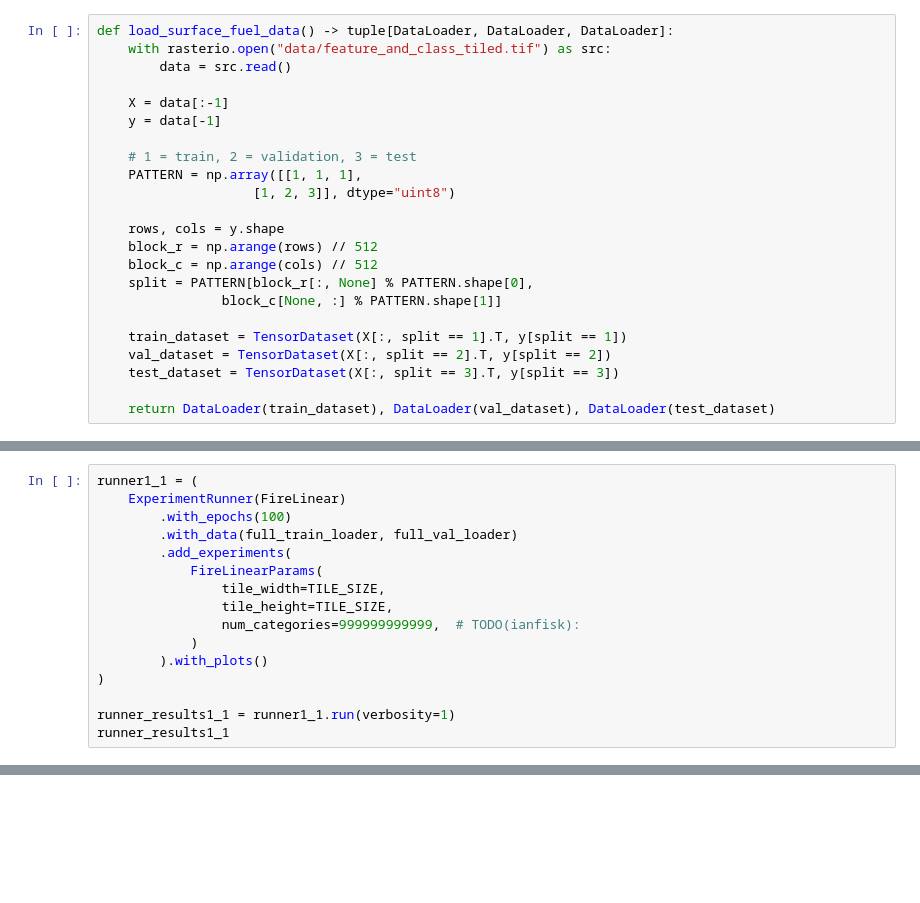
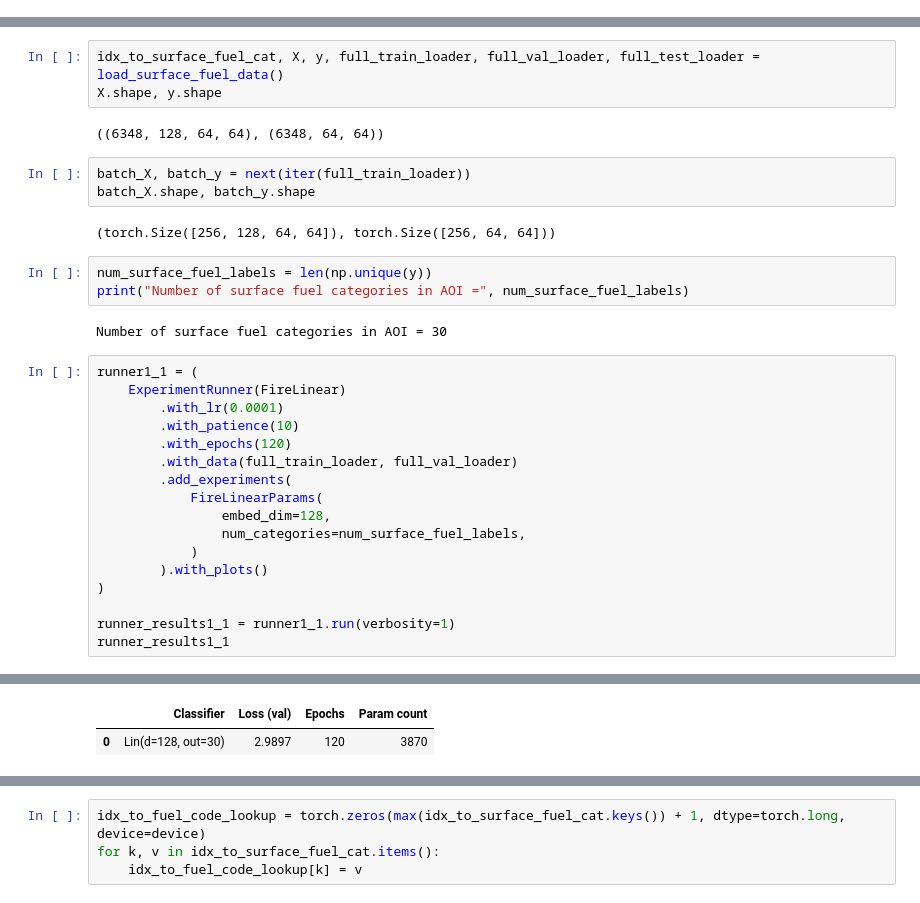
Before and after one commit to ianfisk/co-fire, a Jupyter notebook: src/models/linear.ipynb, the cells around one changed output, grey strips where cells are left out. Cells and saved outputs as stored; diff of their text form; blank space fills up the shorter version.

Commit message:
Train linear model on quantized embeddings.

```diff
--- a/src/models/linear.ipynb
+++ b/src/models/linear.ipynb
@@ -63,23 +57,0 @@ class FireLinear(nn.Module):
-# %%
-def load_surface_fuel_data() -> tuple[DataLoader, DataLoader, DataLoader]:
-    with rasterio.open("data/feature_and_class_tiled.tif") as src:
-        data = src.read()
-
-    X = data[:-1]
-    y = data[-1]
-
-    # 1 = train, 2 = validation, 3 = test
-    PATTERN = np.array([[1, 1, 1],
-                    [1, 2, 3]], dtype="uint8")
-
-    rows, cols = y.shape
-    block_r = np.arange(rows) // 512
-    block_c = np.arange(cols) // 512
-    split = PATTERN[block_r[:, None] % PATTERN.shape[0],
-                block_c[None, :] % PATTERN.shape[1]]
-
-    train_dataset = TensorDataset(X[:, split == 1].T, y[split == 1])
-    val_dataset = TensorDataset(X[:, split == 2].T, y[split == 2])
-    test_dataset = TensorDataset(X[:, split == 3].T, y[split == 3])
-
-    return DataLoader(train_dataset), DataLoader(val_dataset), DataLoader(test_dataset)
@@ -88,16 +122,33 @@ full_train_loader, full_val_loader, full_test_loader = load_surface_fuel_data()
+# %%
+idx_to_surface_fuel_cat, X, y, full_train_loader, full_val_loader, full_test_loader = load_surface_fuel_data()
+X.shape, y.shape
+# %% [output]
+((6348, 128, 64, 64), (6348, 64, 64))
+# %%
+batch_X, batch_y = next(iter(full_train_loader))
+batch_X.shape, batch_y.shape
+# %% [output]
+(torch.Size([256, 128, 64, 64]), torch.Size([256, 64, 64]))
+# %%
+num_surface_fuel_labels = len(np.unique(y))
+print("Number of surface fuel categories in AOI =", num_surface_fuel_labels)
+# %% [output]
+Number of surface fuel categories in AOI = 30
 # %%
 runner1_1 = (
     ExperimentRunner(FireLinear)
-        .with_epochs(100)
+        .with_lr(0.0001)
+        .with_patience(10)
+        .with_epochs(120)
         .with_data(full_train_loader, full_val_loader)
         .add_experiments(
             FireLinearParams(
-                tile_width=TILE_SIZE,
-                tile_height=TILE_SIZE,
-                num_categories=999999999999,  # TODO(ianfisk):
+                embed_dim=128,
+                num_categories=num_surface_fuel_labels,
             )
         ).with_plots()
 )
 
 runner_results1_1 = runner1_1.run(verbosity=1)
 runner_results1_1
+# %% [output]
@@ -103,0 +172,2 @@ runner_results1_1
+|  | Classifier | Loss (val) | Epochs | Param count |
+| 0 | Lin(d=128, out=30) | 2.9897 | 120 | 3870 |
@@ -103,0 +175,4 @@ runner_results1_1
+# %%
+idx_to_fuel_code_lookup = torch.zeros(max(idx_to_surface_fuel_cat.keys()) + 1, dtype=torch.long, device=device)
+for k, v in idx_to_surface_fuel_cat.items():
+    idx_to_fuel_code_lookup[k] = v
```
Also changed, not shown: parts of 10 cells of this notebook, 4 other files.
